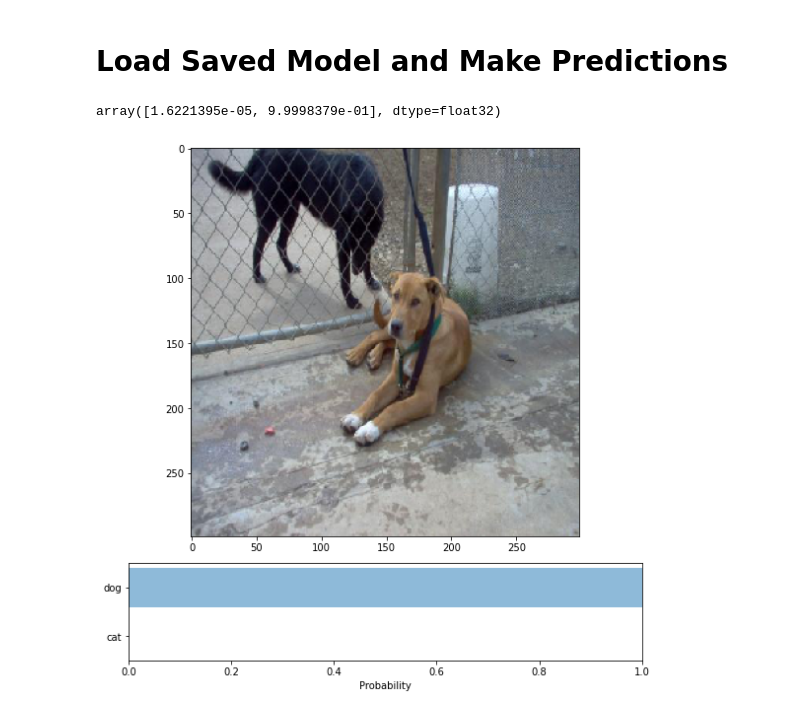
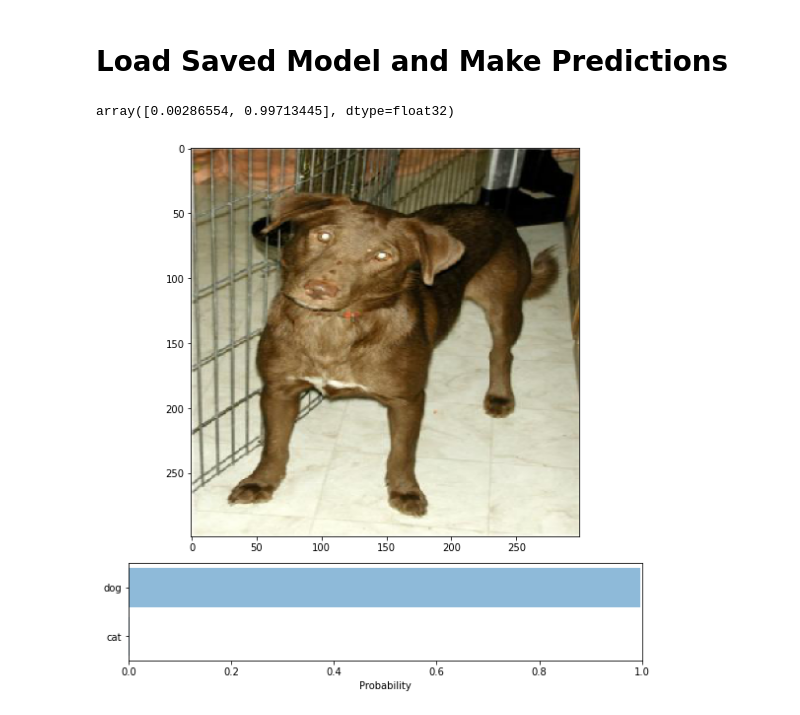
Before and after one commit to nghweigeok/tensorflow-course, a Jupyter notebook: 4_Transfer-Learning-Colab.ipynb, the cells around one changed output. Saved outputs shown, nothing was run; the diff lists cells and outputs as text; code cells hidden in the pictures.

```diff
--- a/4_Transfer-Learning-Colab.ipynb
+++ b/4_Transfer-Learning-Colab.ipynb
@@ -337,11 +337,11 @@ def plot_preds(img, preds):
 # %%
 model = load_model(MODEL_FILE)
 # %%
-img = image.load_img('test/Dog/110.jpg', target_size=(HEIGHT, WIDTH))
+img = image.load_img('test/Dog/1.jpg', target_size=(HEIGHT, WIDTH))
 preds = predict(model, img)
 
 plot_preds(np.asarray(img), preds)
 preds
 # %% [output]
-array([1.6221395e-05, 9.9998379e-01], dtype=float32)
+array([0.00286554, 0.99713445], dtype=float32)
-[figure, old version]
+[figure, new version]
```
Also changed, not shown: parts of 7 cells of this notebook.
